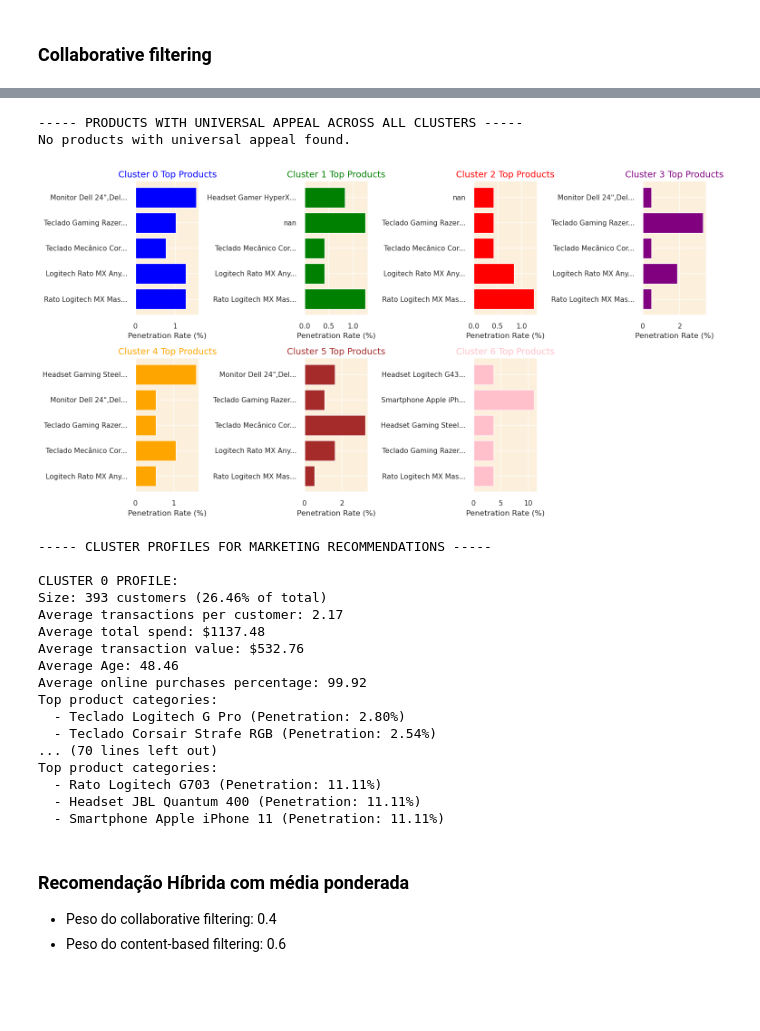
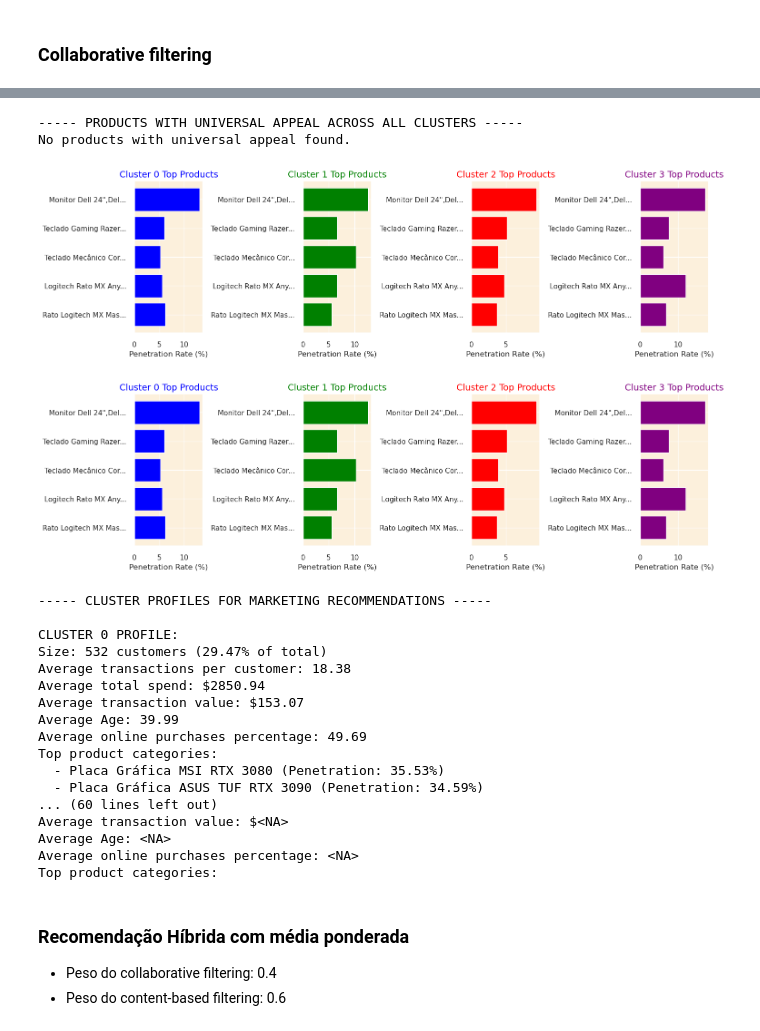
Before and after one commit to Vasco-Faria/DW-TP, a Jupyter notebook: customer_segmentation_recommendation.ipynb, the cells around one changed output, grey strips where cells are left out. Cells and saved outputs as stored; diff of their text form; code cells hidden in the pictures; blank space fills up the shorter version.

```diff
--- a/customer_segmentation_recommendation.ipynb
+++ b/customer_segmentation_recommendation.ipynb
@@ -994,9 +910,7 @@ colors = ['#e8000b', '#1ac938', '#023eff']
 # %%
-colors = ['#636EFA', '#EF553B', '#00CC96', '#AB63FA', '#FFA15A', '#19D3F3', '#FF6692']
-
 fig = go.Figure()
 
-for i in range(7):
+for i in range(4):
     cluster_data = customer_data_pca[customer_data_pca['cluster'] == i]
     fig.add_trace(go.Scatter3d(
         x=cluster_data['PC1'],
@@ -1118,13 +1032,13 @@ angles = np.linspace(0, 2 * np.pi, num_vars, endpoint=False).tolist()
 labels = np.concatenate((labels, [labels[0]]))
 angles += angles[:1]
 
-colors = ['#FF5733', '#33C1FF', '#9D33FF', '#FF33A1', '#33FF57', '#FF8C33', '#FF3333']
+colors = ['#FF5733', '#33C1FF', '#9D33FF', '#FF33A1']
 
-n_clusters = 7
-nrows = 3
+n_clusters = 4
+nrows = 2
 ncols = 3
 
-fig, axs = plt.subplots(figsize=(6 * ncols, 6 * nrows),
+fig, axs = plt.subplots(figsize=(8 * ncols, 6 * nrows),
                         subplot_kw=dict(polar=True),
                         nrows=nrows,
                         ncols=ncols)
@@ -1152,7 +1066,7 @@ import matplotlib.cm as cm
 import numpy as np
 
 features = customer_data_cleaned.drop(
-    columns=['ClienteId', 'cluster', 'Nome', 'Sexo', 'EstadoCivil', 'Profissão', 'Concelho', 'Distrito', 'DataNascimento', 'Favorite_Shopping_Day', 'CategoriaFavorita']
+    columns=['ClienteId', 'cluster', 'Nome', 'Sexo', 'EstadoCivil', 'Profissão', 'Concelho', 'Distrito', 'DataNascimento', 'Favorite_Shopping_Day', 'CategoriaFavorita', 'Hour']
 ).columns
 
 clusters = np.sort(customer_data_cleaned['cluster'].unique())
@@ -1198,7 +1112,6 @@ for i, feature in enumerate(features):
         axes[i, j].set_xlabel('')
         axes[i, j].set_ylabel('')
 
-# Tidy up layout
 plt.tight_layout()
 plt.show()
 # %% [output]
@@ -1362,7 +1275,7 @@ def get_cluster_recommendations(cluster_id, top_n=10):
                            'customer_count', 'penetration_rate',
                            'total_quantity', 'total_revenue']]
 # %%
-for cluster_id in range(7):
+for cluster_id in range(4):
     print(f"\n----- TOP PRODUCT RECOMMENDATIONS FOR CLUSTER {cluster_id} -----")
     cluster_recs = get_cluster_recommendations(cluster_id, top_n=10)
 
@@ -1520,7 +1397,7 @@ all_product_stats = df_with_clusters.groupby('ProdutoId').agg(
 
 # Calcular a popularidade dentro de cada cluster
 cluster_product_matrix = {}
-for cluster_id in range(7):
+for cluster_id in range(4):
     cluster_txns = df_with_clusters[df_with_clusters['cluster'] == cluster_id]
 
     product_stats = cluster_txns.groupby('ProdutoId').agg(
@@ -1534,7 +1411,7 @@ for cluster_id in range(7):
 
 # Combinar as estatísticas específicas dos clusters
 cross_cluster_stats = all_product_stats.copy()
-for cluster_id in range(7):
+for cluster_id in range(4):
     cross_cluster_stats = cross_cluster_stats.join(
         cluster_product_matrix[cluster_id][f'cluster_{cluster_id}_penetration'],
         how='left'
@@ -1542,7 +1419,7 @@ for cluster_id in range(7):
 
 # Calcular a variância da penetração entre clusters para encontrar produtos com apelo universal
 cross_cluster_stats['penetration_variance'] = cross_cluster_stats[[
-    f'cluster_{i}_penetration' for i in range(7)
+    f'cluster_{i}_penetration' for i in range(4)
 ]].var(axis=1)
 
 # Preencher valores NaN (produtos não comprados em alguns clusters)
@@ -1551,7 +1428,7 @@ cross_cluster_stats = cross_cluster_stats.fillna(0)
 # Identificar produtos com alta penetração em múltiplos clusters (apelo universal)
 universal_products = cross_cluster_stats[
     (cross_cluster_stats['penetration_variance'] < cross_cluster_stats['penetration_variance'].quantile(0.25)) &
-    (cross_cluster_stats[[f'cluster_{i}_penetration' for i in range(7)]] > 0).sum(axis=1) == 7
+    (cross_cluster_stats[[f'cluster_{i}_penetration' for i in range(4)]] > 0).sum(axis=1) == 7
 ].sort_values(by='total_revenue', ascending=False)
 
 # Obter descrições para os produtos com apelo universal
@@ -1569,17 +1446,16 @@ else:
     print(universal_with_desc[['ProdutoId', 'Nome', 'customer_count',
                             'total_revenue', 'cluster_0_penetration',
                             'cluster_1_penetration', 'cluster_2_penetration',
-                            'cluster_3_penetration', 'cluster_4_penetration',
-                            'cluster_5_penetration', 'cluster_6_penetration']].head(10))
+                            'cluster_3_penetration']].head(10))
 
 
 # Visualizar os top produtos por cluster
 plt.figure(figsize=(15, 8))
 
 # Definir cores para os gráficos
-colors = ['blue', 'green', 'red', 'purple', 'orange', 'brown', 'pink']
+colors = ['blue', 'green', 'red', 'purple']
 
-for i, cluster_id in enumerate(range(7)):  # Agora percorrendo 7 clusters
+for i, cluster_id in enumerate(range(4)):  # Agora percorrendo 7 clusters
     top_products = cluster_product_matrix[cluster_id].head(5).reset_index()
 
     # Obter as descrições dos produtos (pegar os primeiros 20 caracteres para manter o gráfico legível)
@@ -1611,51 +1487,52 @@ for cluster_id in range(7):
 
     profile = {
         'size': cluster_data.shape[0],
         'size_percentage': cluster_data.shape[0] / customer_data_cleaned.shape[0] * 100,
         'avg_total_transactions': cluster_data['TotalTransacoes'].mean(),
         'avg_total_spend': cluster_data['Total_Spend'].mean(),
         'avg_transaction_value': cluster_data['Average_Transaction_Value'].mean(),
         'Idade': cluster_data['Idade'].mean(),
         'PercentagemComprasOnline': cluster_data['PercentagemComprasOnline'].mean(),
         'top_products': get_cluster_recommendations(cluster_id, top_n=5)
     }
 
     cluster_profiles[cluster_id] = profile
 
 # Imprimir os resumos dos perfis de marketing
 print("\n----- CLUSTER PROFILES FOR MARKETING RECOMMENDATIONS -----")
 for cluster_id, profile in cluster_profiles.items():
     print(f"\nCLUSTER {cluster_id} PROFILE:")
     print(f"Size: {profile['size']} customers ({profile['size_percentage']:.2f}% of total)")
     print(f"Average transactions per customer: {profile['avg_total_transactions']:.2f}")
     print(f"Average total spend: ${profile['avg_total_spend']:.2f}")
     print(f"Average transaction value: ${profile['avg_transaction_value']:.2f}")
     print(f"Average Age: {profile['Idade']:.2f}")
     print(f"Average online purchases percentage: {profile['PercentagemComprasOnline']:.2f}")
     print("Top product categories:")
     for _, row in profile['top_products'].head(3).iterrows():
         print(f"  - {row['Nome']} (Penetration: {row['penetration_rate']:.2f}%)")
 # %% [output]
 ----- PRODUCTS WITH UNIVERSAL APPEAL ACROSS ALL CLUSTERS -----
 No products with universal appeal found.
-[figure, old version]
+[figure, new version]
+[figure, added]
 ----- CLUSTER PROFILES FOR MARKETING RECOMMENDATIONS -----
 
 CLUSTER 0 PROFILE:
-Size: 393 customers (26.46% of total)
-Average transactions per customer: 2.17
-Average total spend: $1137.48
-Average transaction value: $532.76
-Average Age: 48.46
-Average online purchases percentage: 99.92
+Size: 532 customers (29.47% of total)
+Average transactions per customer: 18.38
+Average total spend: $2850.94
+Average transaction value: $153.07
+Average Age: 39.99
+Average online purchases percentage: 49.69
 Top product categories:
-  - Teclado Logitech G Pro (Penetration: 2.80%)
-  - Teclado Corsair Strafe RGB (Penetration: 2.54%)
-... (70 lines left out)
+  - Placa Gráfica MSI RTX 3080 (Penetration: 35.53%)
+  - Placa Gráfica ASUS TUF RTX 3090 (Penetration: 34.59%)
+... (60 lines left out)
+Average transaction value: $<NA>
+Average Age: <NA>
+Average online purchases percentage: <NA>
 Top product categories:
-  - Rato Logitech G703 (Penetration: 11.11%)
-  - Headset JBL Quantum 400 (Penetration: 11.11%)
-  - Smartphone Apple iPhone 11 (Penetration: 11.11%)
 # %% [markdown]
 ### Recomendação Híbrida com média ponderada
 - Peso do collaborative filtering: 0.4
```
Also changed, not shown: parts of 53 cells of this notebook, 4 other files.
